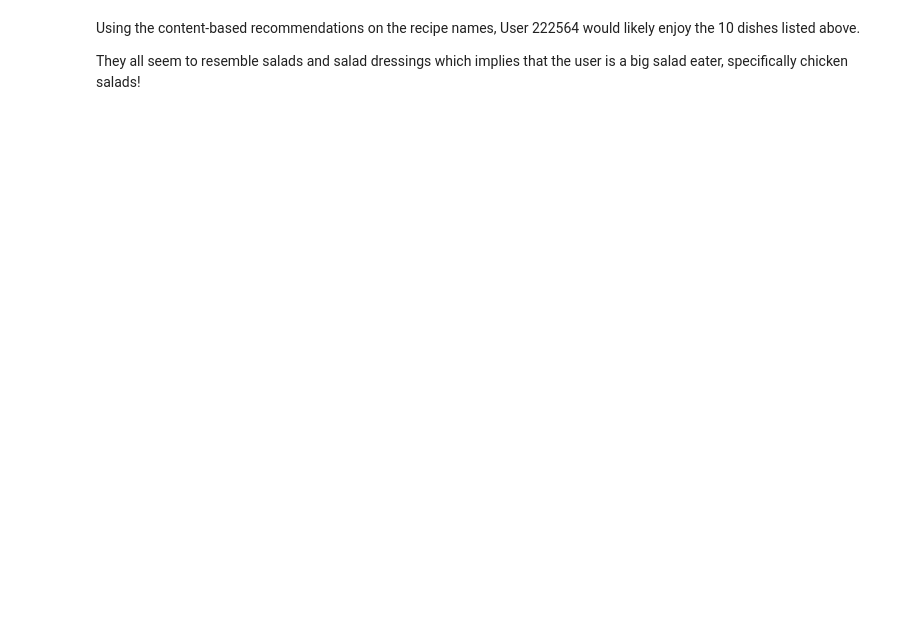
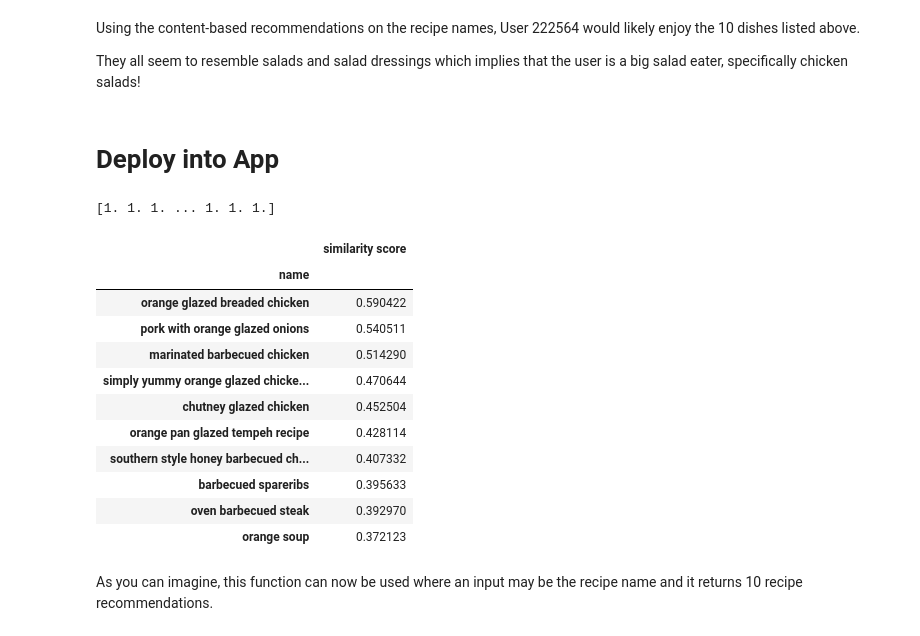
Before and after one commit to chrismlawr/ba890-personal-project, a Jupyter notebook: 2_Content-Based_Recommenders.ipynb, the cells around one changed output. Drawn from its saved outputs; the diff is of its cells as text; code cells hidden in the pictures; blank space fills up the shorter version.

```diff
--- a/2_Content-Based_Recommenders.ipynb
+++ b/2_Content-Based_Recommenders.ipynb
@@ -417,3 +574,5 @@ user_recommnedations.set_index('name').drop(columns=['id']).sort_values('similar
 Using the content-based recommendations on the recipe names, User 222564 would likely enjoy the 10 dishes listed above.
 
 They all seem to resemble salads and salad dressings which implies that the user is a big salad eater, specifically chicken salads!
+# %% [markdown]
+# Deploy into App
@@ -419,0 +581,55 @@ They all seem to resemble salads and salad dressings which implies that the user
+# %%
+df_recipes = pd.read_csv('RAW_recipes.csv')
+df_interact = pd.read_csv('RAW_interactions.csv')
+train_interact = pd.read_csv('interactions_train.csv')
+# join recipes on interactions to see which recipes are most popular
+df = pd.merge(train_interact, df_recipes[['name','id']], left_on='recipe_id', right_on='id')
+del df['id']
+# use sample of 5000 to minimize memory requirements
+df_recipes2 = df_recipes.sample(5000, random_state=1)
+df_recipes2.reset_index(drop=True, inplace=True)
+
+
+from scipy.spatial.distance import pdist, squareform
+from sklearn.feature_extraction.text import TfidfVectorizer
+
+def content_recommend(recipe_name):
+    V = TfidfVectorizer(stop_words = 'english') # initialize vectorizer with common stopwords
+
+    X = V.fit_transform(df_recipes2.name)
+    tfidf_df = pd.DataFrame(X.todense(), columns=V.get_feature_names())
+    # tfidf_df
+    # set name of recipe as index
+    tfidf_df = tfidf_df.set_index(df_recipes2.name)
+
+    # calculating jaccard distances for each recipe
+    cosine_distances = pdist(tfidf_df.values, metric='cosine')
+    print(cosine_distances)
+    # Convert the distances to a square matrix
+    cosine_similarity_array = 1 - squareform(cosine_distances)
+
+    # Wrap the array in a pandas DataFrame
+    cosine_similarity_df = pd.DataFrame(cosine_similarity_array, index=tfidf_df.index, columns=tfidf_df.index)
+
+    output = cosine_similarity_df[recipe_name].sort_values(ascending=False).to_frame()[1:11]
+    output.columns = ['similarity score']
+
+    return output
+# %%
+content_recommend('orange glazed barbecued chicken')
+# %% [output]
+[1. 1. 1. ... 1. 1. 1.]
+|  | similarity score |
+| name |  |
+| orange glazed breaded chicken | 0.590422 |
+| pork with orange glazed onions | 0.540511 |
+| marinated barbecued chicken | 0.514290 |
+| simply yummy orange glazed chicke... | 0.470644 |
+| chutney glazed chicken | 0.452504 |
+| orange pan glazed tempeh recipe | 0.428114 |
+| southern style honey barbecued ch... | 0.407332 |
+| barbecued spareribs | 0.395633 |
+| oven barbecued steak | 0.392970 |
+| orange soup | 0.372123 |
+# %% [markdown]
+As you can imagine, this function can now be used where an input may be the recipe name and it returns 10 recipe recommendations.
```
Also changed, not shown: parts of 23 cells of this notebook, 4 other files.
